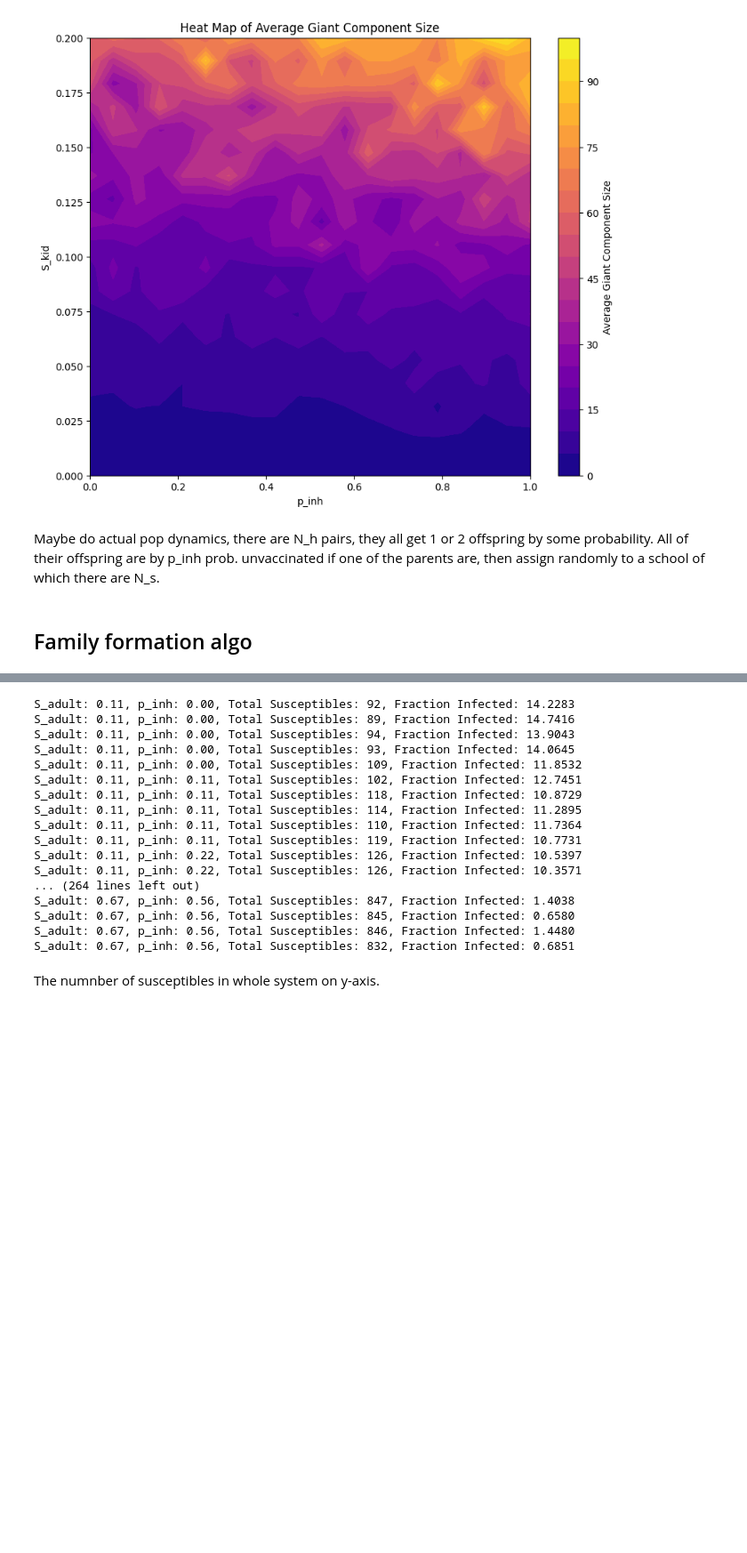
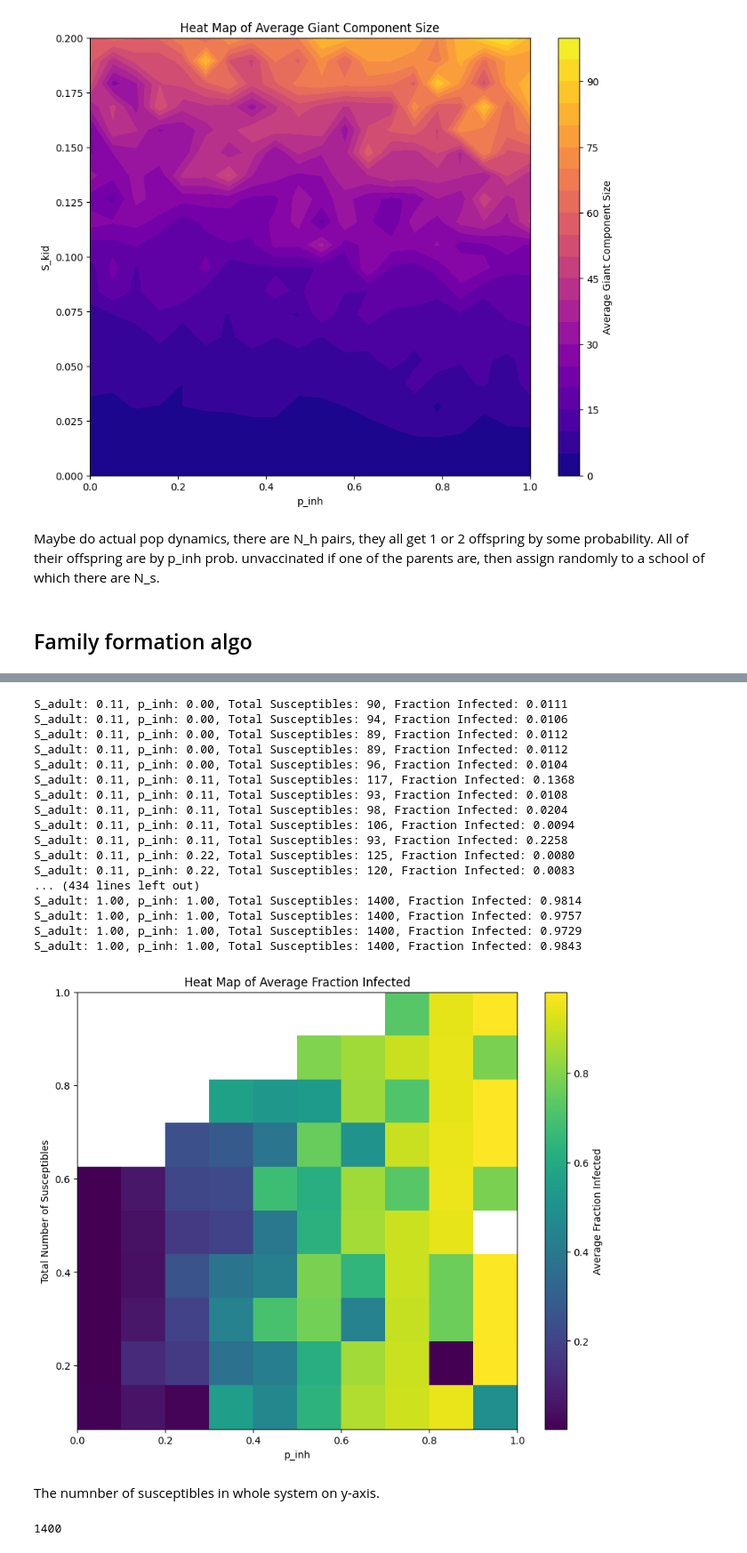
Before and after one commit to AlfredBendtzonHansen/measles-network-DK, a Jupyter notebook: Artificial_network.ipynb, the cells around one changed output, grey strips where cells are left out. Shown at 89% size. Drawn from its saved outputs; the diff is of its cells as text; code cells hidden in the pictures; blank space fills up the shorter version.

```diff
--- a/Artificial_network.ipynb
+++ b/Artificial_network.ipynb
@@ -576,6 +576,8 @@ import networkx as nx
 import matplotlib.pyplot as plt
 import random
 from collections import defaultdict
+from scipy.stats import binned_statistic_2d
+
 
 # Simulation parameters
 N_h = 400       # Number of households
@@ -788,60 +790,63 @@ for S_adult in S_adult_values:
                 fraction_infected = 0
             # Collect data points
             p_inh_list.append(p_inh)
-            total_susceptibles_list.append(total_susceptible)
+            total_susceptibles_list.append(total_susceptible/np.shape(G)[0])
             fraction_infected_list.append(fraction_infected)
             print(f"S_adult: {S_adult:.2f}, p_inh: {p_inh:.2f}, Total Susceptibles: {total_susceptible}, Fraction Infected: {fraction_infected:.4f}")
-
-from scipy.stats import binned_statistic_2d
 
 # Convert lists to numpy arrays
 p_inh_array = np.array(p_inh_list)
 total_susceptibles_array = np.array(total_susceptibles_list)
 fraction_infected_array = np.array(fraction_infected_list)
 
 # Define the number of bins
 num_bins_p_inh = len(p_inh_values)
 num_bins_susceptibles = 10  # You can adjust this number
 
 # Create bins for p_inh and total_susceptibles
 p_inh_bins = np.linspace(min(p_inh_values), max(p_inh_values), num_bins_p_inh + 1)
 susceptibles_bins = np.linspace(total_susceptibles_array.min(), total_susceptibles_array.max(), num_bins_susceptibles + 1)
 
 # Use binned_statistic_2d to compute the average fraction infected in each bin
 statistic, x_edge, y_edge, binnumber = binned_statistic_2d(
     p_inh_array,
     total_susceptibles_array,
     fraction_infected_array,
     statistic='mean',
     bins=[p_inh_bins, susceptibles_bins]
 )
 
 # Plot the heat map
 X, Y = np.meshgrid(p_inh_bins, susceptibles_bins)
 plt.figure(figsize=(10, 8))
 plt.pcolormesh(X, Y, statistic.T, shading='auto', cmap='viridis')
 plt.colorbar(label='Average Fraction Infected')
 plt.xlabel('p_inh')
 plt.ylabel('Total Number of Susceptibles')
 plt.title('Heat Map of Average Fraction Infected')
 plt.show()
 # %% [output]
-S_adult: 0.11, p_inh: 0.00, Total Susceptibles: 92, Fraction Infected: 14.2283
-S_adult: 0.11, p_inh: 0.00, Total Susceptibles: 89, Fraction Infected: 14.7416
-S_adult: 0.11, p_inh: 0.00, Total Susceptibles: 94, Fraction Infected: 13.9043
-S_adult: 0.11, p_inh: 0.00, Total Susceptibles: 93, Fraction Infected: 14.0645
-S_adult: 0.11, p_inh: 0.00, Total Susceptibles: 109, Fraction Infected: 11.8532
-S_adult: 0.11, p_inh: 0.11, Total Susceptibles: 102, Fraction Infected: 12.7451
-S_adult: 0.11, p_inh: 0.11, Total Susceptibles: 118, Fraction Infected: 10.8729
-S_adult: 0.11, p_inh: 0.11, Total Susceptibles: 114, Fraction Infected: 11.2895
-S_adult: 0.11, p_inh: 0.11, Total Susceptibles: 110, Fraction Infected: 11.7364
-S_adult: 0.11, p_inh: 0.11, Total Susceptibles: 119, Fraction Infected: 10.7731
-S_adult: 0.11, p_inh: 0.22, Total Susceptibles: 126, Fraction Infected: 10.5397
-S_adult: 0.11, p_inh: 0.22, Total Susceptibles: 126, Fraction Infected: 10.3571
-... (264 lines left out)
-S_adult: 0.67, p_inh: 0.56, Total Susceptibles: 847, Fraction Infected: 1.4038
-S_adult: 0.67, p_inh: 0.56, Total Susceptibles: 845, Fraction Infected: 0.6580
-S_adult: 0.67, p_inh: 0.56, Total Susceptibles: 846, Fraction Infected: 1.4480
-S_adult: 0.67, p_inh: 0.56, Total Susceptibles: 832, Fraction Infected: 0.6851
+S_adult: 0.11, p_inh: 0.00, Total Susceptibles: 90, Fraction Infected: 0.0111
+S_adult: 0.11, p_inh: 0.00, Total Susceptibles: 94, Fraction Infected: 0.0106
+S_adult: 0.11, p_inh: 0.00, Total Susceptibles: 89, Fraction Infected: 0.0112
+S_adult: 0.11, p_inh: 0.00, Total Susceptibles: 89, Fraction Infected: 0.0112
+S_adult: 0.11, p_inh: 0.00, Total Susceptibles: 96, Fraction Infected: 0.0104
+S_adult: 0.11, p_inh: 0.11, Total Susceptibles: 117, Fraction Infected: 0.1368
+S_adult: 0.11, p_inh: 0.11, Total Susceptibles: 93, Fraction Infected: 0.0108
+S_adult: 0.11, p_inh: 0.11, Total Susceptibles: 98, Fraction Infected: 0.0204
+S_adult: 0.11, p_inh: 0.11, Total Susceptibles: 106, Fraction Infected: 0.0094
+S_adult: 0.11, p_inh: 0.11, Total Susceptibles: 93, Fraction Infected: 0.2258
+S_adult: 0.11, p_inh: 0.22, Total Susceptibles: 125, Fraction Infected: 0.0080
+S_adult: 0.11, p_inh: 0.22, Total Susceptibles: 120, Fraction Infected: 0.0083
+... (434 lines left out)
+S_adult: 1.00, p_inh: 1.00, Total Susceptibles: 1400, Fraction Infected: 0.9814
+S_adult: 1.00, p_inh: 1.00, Total Susceptibles: 1400, Fraction Infected: 0.9757
+S_adult: 1.00, p_inh: 1.00, Total Susceptibles: 1400, Fraction Infected: 0.9729
+S_adult: 1.00, p_inh: 1.00, Total Susceptibles: 1400, Fraction Infected: 0.9843
+[figure, added]
 # %% [markdown]
 The numnber of susceptibles in whole system on y-axis.
+# %%
+np.shape(G)[0]
+# %% [output]
+1400
```
Also changed, not shown: parts of 1 cell of this notebook, 1 other file.
